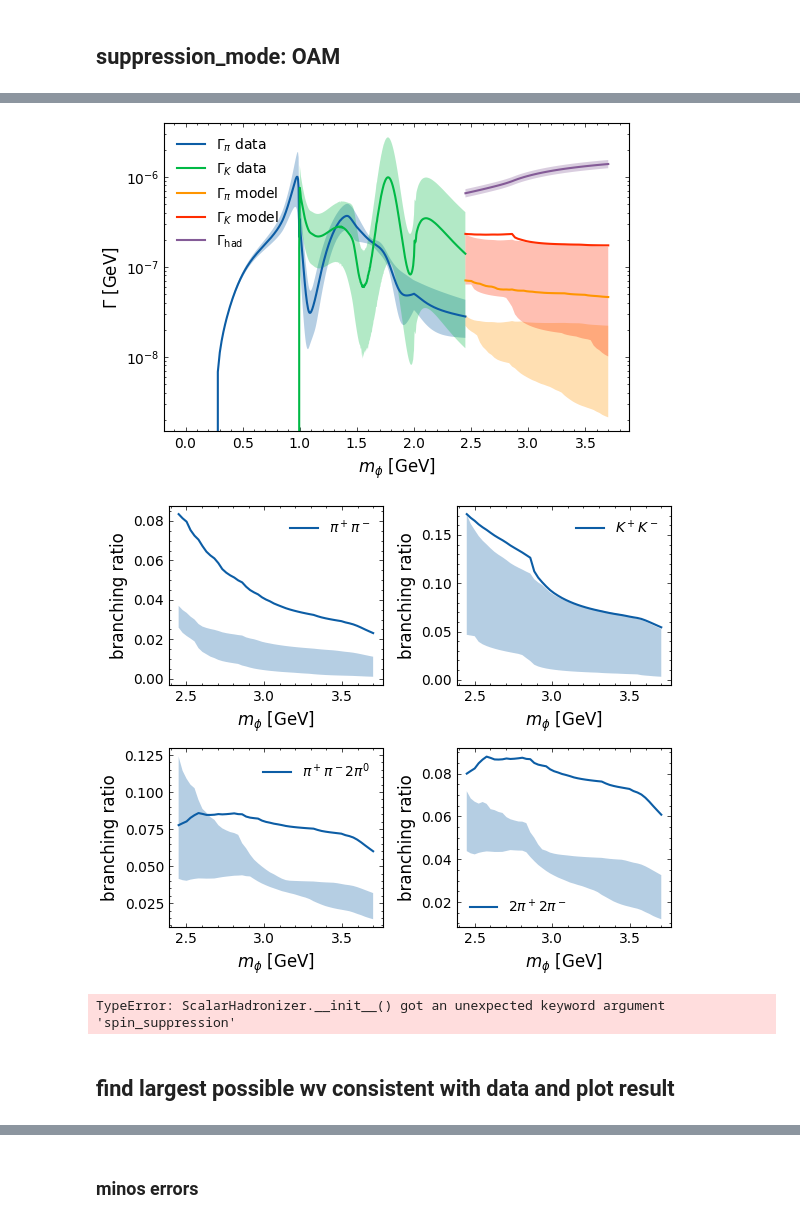
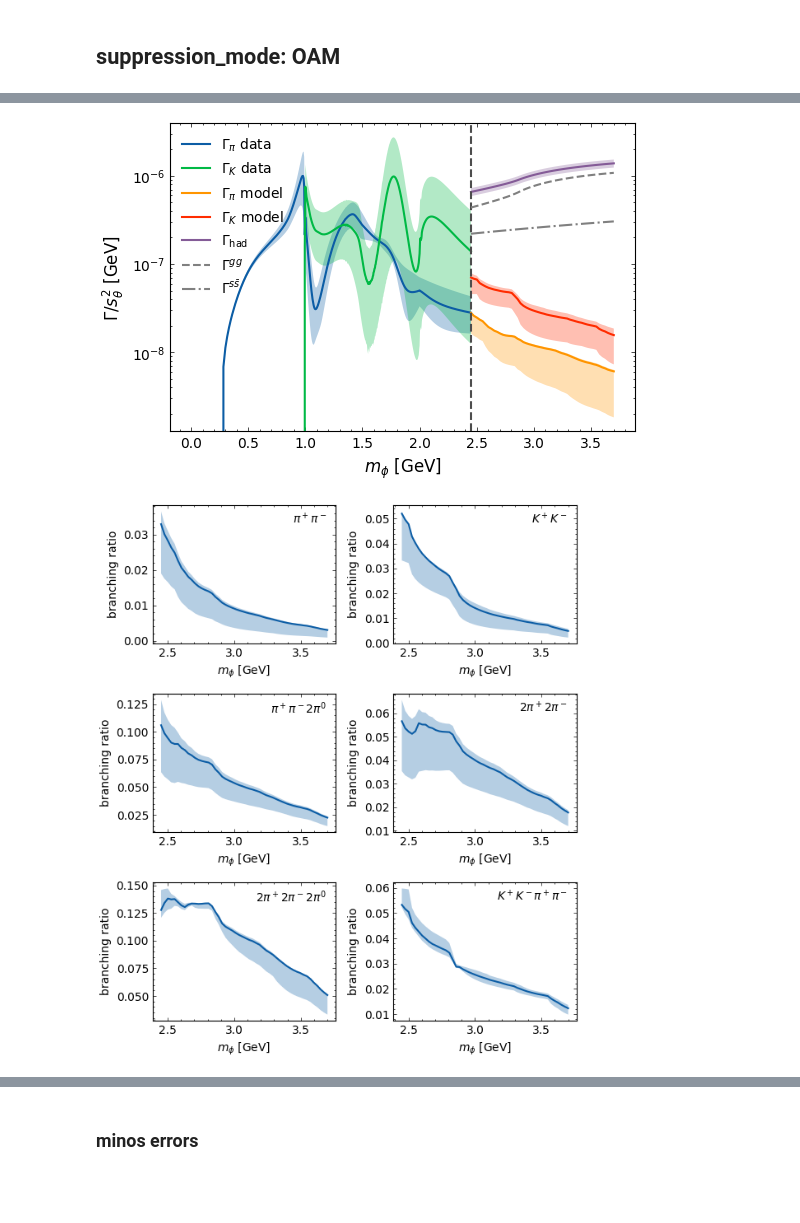
Before and after one commit to HeSeebach/ScalarHadronizer, a Jupyter notebook: parameter_fits.ipynb, the cells around one changed output, grey strips where cells are left out. Drawn from its saved outputs; the diff is of its cells as text; code cells hidden in the pictures; blank space fills up the shorter version.

```diff
--- a/parameter_fits.ipynb
+++ b/parameter_fits.ipynb
@@ -1246,0 +1308,11 @@ plt.savefig('/home/henry/Documents/Uni/Masterarbeit/latex-thesis/plots/brs_with_
+# %%
+#which parameters correspnd to upper boundary of gamma_K?
+i=0
+for i in range(6):
+    SH=ScalarHadronizer(scalar_mass=2450,strange_weight=parameters_from_minos[i][0],spin_suppression=parameters_from_minos[i][1],suppression_mode='spin',gamma_fac=parameters_from_minos[i][2])
+
+    states=SH.make_initialMesonPairs(logging=True)
+    print(states[(-321,321)]+states[(-311,311)])
+    print(states[(-211,211)]+states[(111,111)])
+    #print(SH.get_decay_width(states[(-321,321)]+states[(-311,311)]),gamma_ss(2.45))
+#SH.print_initial_states()
@@ -1246,0 +1332,4 @@ plt.savefig('/home/henry/Documents/Uni/Masterarbeit/latex-thesis/plots/brs_with_
+# %%
+SH=ScalarHadronizer(scalar_mass=2450,strange_weight=parameters_from_minos[i][0],spin_suppression=parameters_from_minos[i][1],suppression_mode='spin',gamma_fac=parameters_from_minos[i][2])
+SH.simulateDecay()
+len(SH.get_final_states())
@@ -1327,9 +1419,9 @@ m_list=np.linspace(m_fit*1e-3,3.5,10)
 pi_list=[]
 K_list=[]
 for mass in m_list:
-    SH=ScalarHadronizer(scalar_mass=mass*1e3,strange_weight=ws_opt,spin_suppression=wv_opt,suppression_mode='OAM',gamma_fac=gamma_fac_opt)
+    SH=ScalarHadronizer(scalar_mass=mass*1e3,strange_weight=ws_opt_oam,spin_suppression=wv_opt_oam,suppression_mode='OAM',gamma_fac=gamma_fac_opt_oam)
     meson_list2=SH.initialize_meson_list_for_parameter_fits()
-    br_pi,br_K,gamma_pi,gamma_K=SH.parameter_fit_func(ws_opt,wv_opt,gamma_fac_opt,meson_list2)
+    br_pi,br_K,gamma_pi,gamma_K=SH.parameter_fit_func(ws_opt_oam,wv_opt_oam,gamma_fac_opt_oam,meson_list2)
     pi_list.append(gamma_pi)
     K_list.append(gamma_K)
 
@@ -1375,7 +1468,7 @@ gamma_fac_lower_oam=abs(m.merrors['gamma_fac'].lower)
 # %%
 parameters_from_minos_oam=[]
 upper_lower_errors={'wv':[0,wv_opt_oam+wv_upper_oam],'ws':[0,ws_opt_oam+ws_upper_oam],'gamma_fac':[gamma_fac_opt_oam-gamma_fac_lower_oam,gamma_fac_opt_oam+gamma_fac_upper_oam]}
-SH_err=ScalarHadronizer(scalar_mass=2450)
+SH_err=ScalarHadronizer(scalar_mass=2450,suppression_mode='OAM')
 meson_list=SH_err.initialize_meson_list_for_parameter_fits()
 
 def nll_minuit(ws,wv,gamma_fac):
@@ -1435,27 +1510,16 @@ Generated 287 initial meson pairs.
 # %%
-plot_errors_from_par_variation(m_error_fit*1e-3,all_brs_oam,path='/home/henry/Documents/Uni/Masterarbeit/latex-thesis/plots/pi_K_decay_widths_with_minos_error_oam.pdf')
+plot_errors_from_par_variation(m_error_fit*1e-3,all_brs_oam,gamma_fac_opt_oam,path='/home/henry/Documents/Uni/Masterarbeit/latex-thesis/plots/pi_K_decay_widths_with_minos_error_oam.pdf')
 # %% [output]
-[figure, old version]
+[figure, new version]
 # %%
-fig,ax=plt.subplots(2,2,figsize=(6,5))
+fig,ax=plt.subplots(3,2,figsize=(6,7))
 plot_br_with_minos_error(ax[0,0],(-211,211),all_brs_oam,m_error_fit,label=r'$\pi^+\pi^-$')
 plot_br_with_minos_error(ax[0,1],(-321,321),all_brs_oam,m_error_fit,label=r'$K^+K^-$')
 plot_br_with_minos_error(ax[1,0],(-211,111,111,211),all_brs_oam,m_error_fit,label=r'$\pi^+\pi^-2\pi^0$')
 plot_br_with_minos_error(ax[1,1],(-211,-211,211,211),all_brs_oam,m_error_fit,label=r'$2\pi^+2\pi^-$')
+plot_br_with_minos_error(ax[2,0],(-211,-211,111,111,211,211),all_brs_oam,m_error_fit,label=r'$2\pi^+2\pi^-2\pi^0$')
+plot_br_with_minos_error(ax[2,1],(-321,-211,211,321),all_brs_oam,m_error_fit,label=r'$K^+K^-\pi^+\pi^-$')
 plt.tight_layout()
 plt.savefig('/home/henry/Documents/Uni/Masterarbeit/latex-thesis/plots/brs_with_error_oam.pdf')
 # %% [output]
-[figure, old version]
+[figure, new version]
-# %%
-SH_best_fit=ScalarHadronizer(scalar_mass=m_fit,strange_weight=ws_opt_oam,spin_suppression=wv_opt_oam,gamma_fac=gamma_fac_opt_oam,suppression_mode='OAM')
-SH_best_fit.simulateDecay()
-fig,ax=SH_best_fit.plot_final_state_hist(show=False)
-ax.tick_params(axis='x', which='minor', bottom=False, top=False)
-ax.tick_params(axis='x', which='major', direction='inout',top=False)
-ax.tick_params(axis='y', which='both', right=False)
-ax.set_ylabel('branching ratio')
-plt.savefig('/home/henry/Documents/Uni/Masterarbeit/latex-thesis/plots/final_state_hist_oam.pdf')
-# %% [output]
-TypeError: ScalarHadronizer.__init__() got an unexpected keyword argument 'spin_suppression'
-# %% [markdown]
-## find largest possible wv consistent with data and plot result
```
Also changed, not shown: parts of 96 cells of this notebook, 18 other files.
